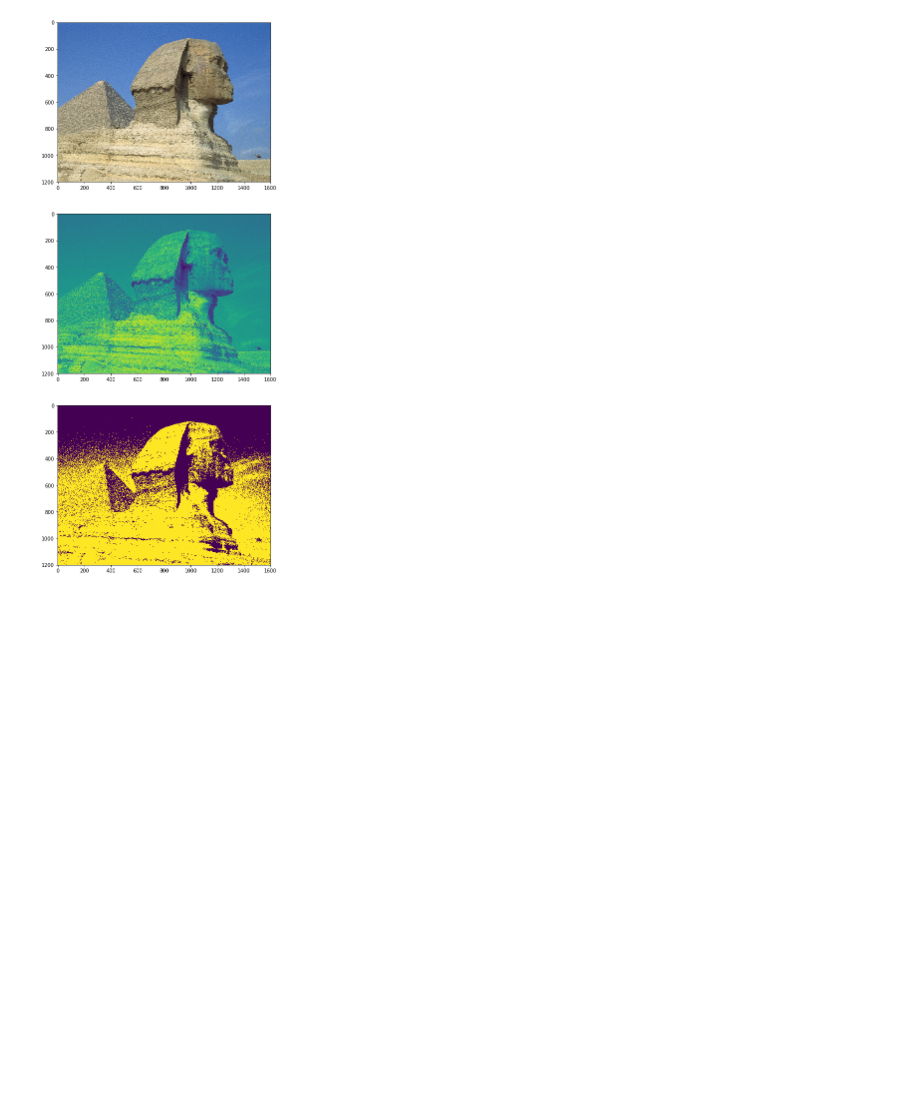
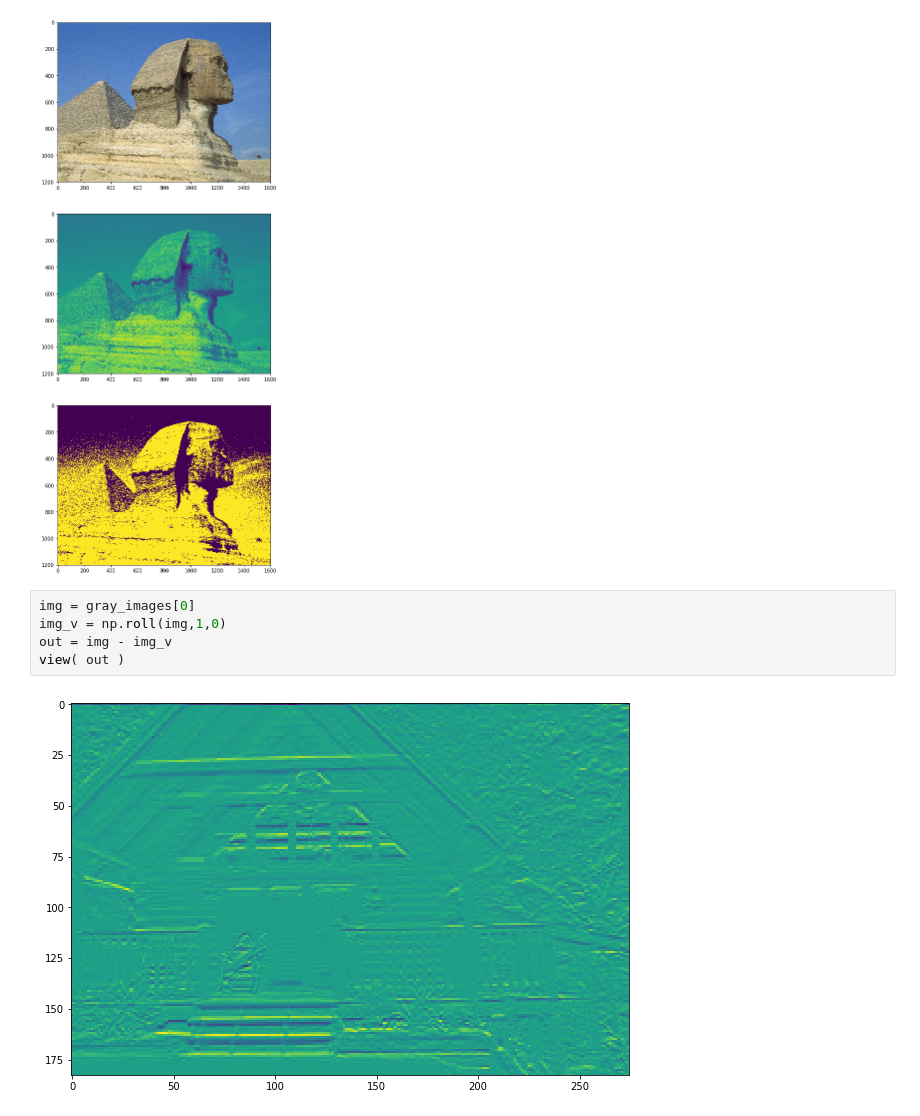
Before and after one commit to sbme-tutorials/sbe401-week2-demo, a Jupyter notebook: SBE401-Week2.ipynb, the cells around one changed output. Drawn from its saved outputs; the diff is of its cells as text; blank space fills up the shorter version.

```diff
--- a/SBE401-Week2.ipynb
+++ b/SBE401-Week2.ipynb
@@ -61,3 +61,10 @@ combinations = list( zip( images , gray_images , binary_images ))
 [figure]
 [figure]
 [figure]
+# %%
+img = gray_images[0]
+img_v = np.roll(img,1,0)
+out = img - img_v
+view( out )
+# %% [output]
+[figure, added]
```
Also changed, not shown: parts of 1 cell of this notebook, 2 other files.
